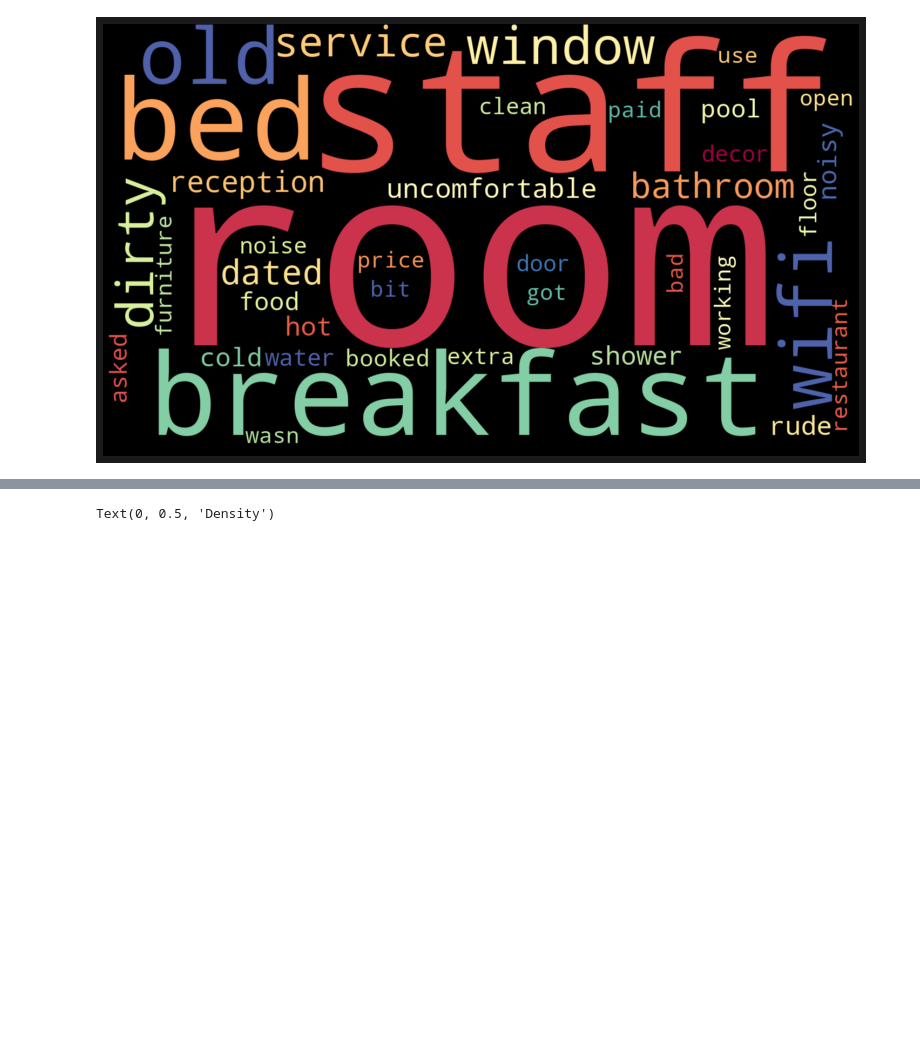
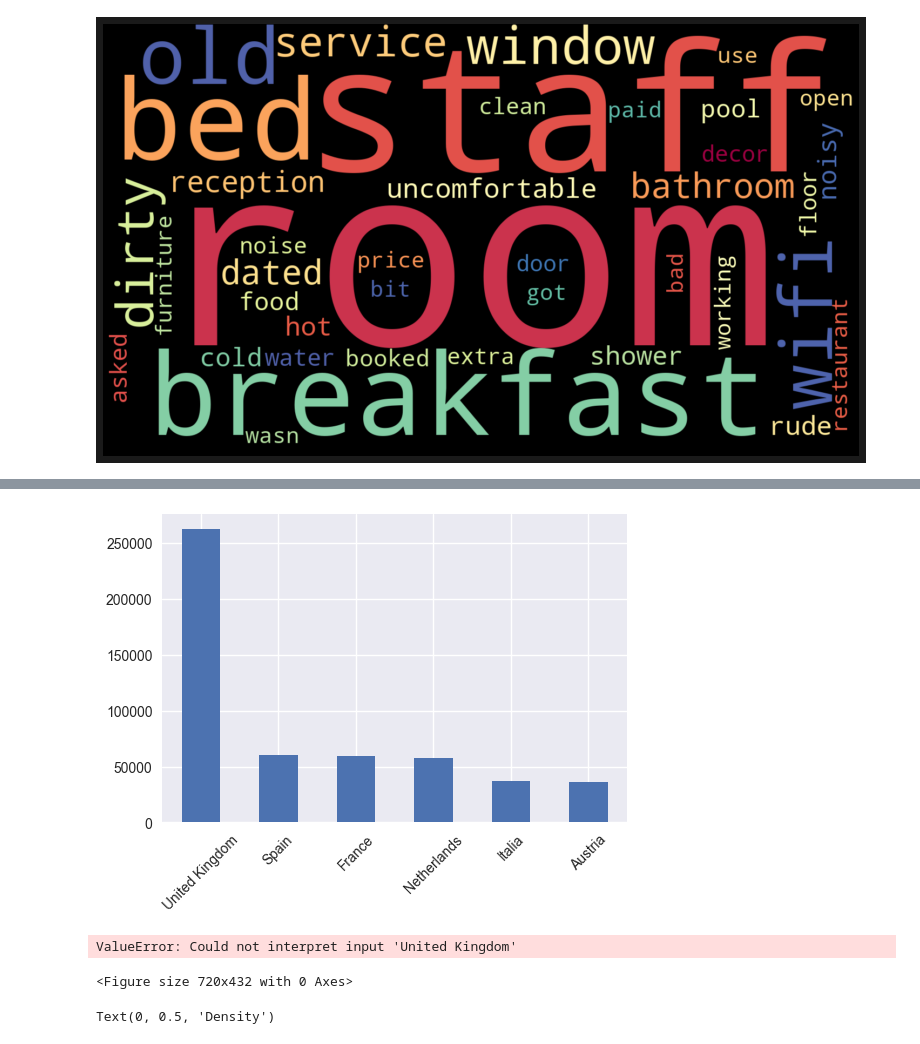
Before and after one commit to ismael-araujo/Hotel-Reviews-Analysis-Using-NLP, a Jupyter notebook: preprossessing/eda.ipynb, the cells around one changed output, grey strips where cells are left out. Cells and saved outputs as stored; diff of their text form; code cells hidden in the pictures; blank space fills up the shorter version.

```diff
--- a/preprossessing/eda.ipynb
+++ b/preprossessing/eda.ipynb
@@ -361,0 +375,9 @@ hotel
+# %%
+plt.style.use('seaborn')
+plt.figure(figsize=(6,4), dpi=100)
+df['country'].value_counts().sort_values(ascending=False).plot(kind='bar')
+plt.xticks(rotation=45)
+plt.savefig('filename.png', dpi=300)
+plt.show()
+# %% [output]
+[figure, added]
@@ -362,3 +386,9 @@ hotel
+# %%
+plt.figure(figsize=(10,6))
+sns.barplot(df['country'], max(hotel['country']))
+# %% [output]
+ValueError: Could not interpret input 'United Kingdom'
+<Figure size 720x432 with 0 Axes>
 # %%
 ax = plt.figure(figsize=(10,6))
 
```
Also changed, not shown: parts of 18 cells of this notebook, 2 other files.
